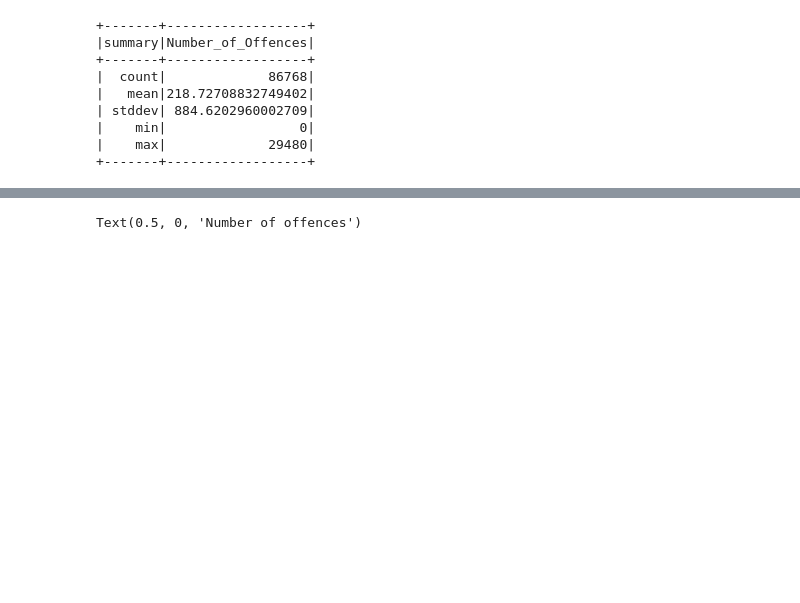
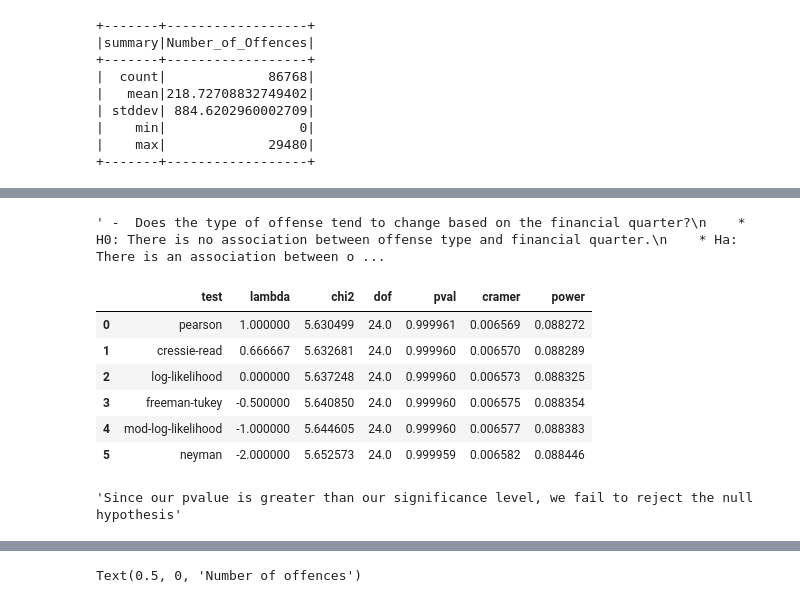
Before and after one commit to ezekay30/Crime_analysis, a Jupyter notebook: msc_data_analysis/notebook.ipynb, the cells around one changed output, grey strips where cells are left out. Saved outputs shown, nothing was run; the diff lists cells and outputs as text; code cells hidden in the pictures; blank space fills up the shorter version.

```diff
--- a/msc_data_analysis/notebook.ipynb
+++ b/msc_data_analysis/notebook.ipynb
@@ -166,0 +232,6 @@ offence_final.describe(['Number_of_Offences']).show()
+# %%
+ # Does the type of offense tend to change based on the financial quarter?
+sample_offence = offence_final.select('Financial_Year', 'Financial_Quarter', 'Force_Name',
+                                      'Offence_Group', 'Number_of_Offences').sample(False, 0.50, 42).toPandas()
+
+sample_offence.head()
@@ -166,0 +291,24 @@ offence_final.describe(['Number_of_Offences']).show()
+# %%
+# Hypothesis_3
+desc_5 = """ -  Does the type of offense tend to change based on the financial quarter?
+    * H0: There is no association between offense type and financial quarter.
+    * Ha: There is an association between offense type and financial quarter.
+    * Test: Chi-square test of independence."""
+
+#  Perfrom chisquare_test of independence
+expected, observed, stats = pg.chi2_independence(data=sample_offence, x='Offence_Group', y='Financial_Quarter')
+
+# Displays output
+display(desc_5)
+display(stats)
+display('Since our pvalue is greater than our significance level, we fail to reject the null hypothesis')
+# %% [output]
+' -  Does the type of offense tend to change based on the financial quarter?\n    * H0: There is no association between offense type and financial quarter.\n    * Ha: There is an association between o ...
+|  | test | lambda | chi2 | dof | pval | cramer | power |
+| 0 | pearson | 1.000000 | 5.630499 | 24.0 | 0.999961 | 0.006569 | 0.088272 |
+| 1 | cressie-read | 0.666667 | 5.632681 | 24.0 | 0.999960 | 0.006570 | 0.088289 |
+| 2 | log-likelihood | 0.000000 | 5.637248 | 24.0 | 0.999960 | 0.006573 | 0.088325 |
+| 3 | freeman-tukey | -0.500000 | 5.640850 | 24.0 | 0.999960 | 0.006575 | 0.088354 |
+| 4 | mod-log-likelihood | -1.000000 | 5.644605 | 24.0 | 0.999960 | 0.006577 | 0.088383 |
+| 5 | neyman | -2.000000 | 5.652573 | 24.0 | 0.999959 | 0.006582 | 0.088446 |
+'Since our pvalue is greater than our significance level, we fail to reject the null hypothesis'
```
Also changed, not shown: parts of 21 cells of this notebook, 4 other files.
